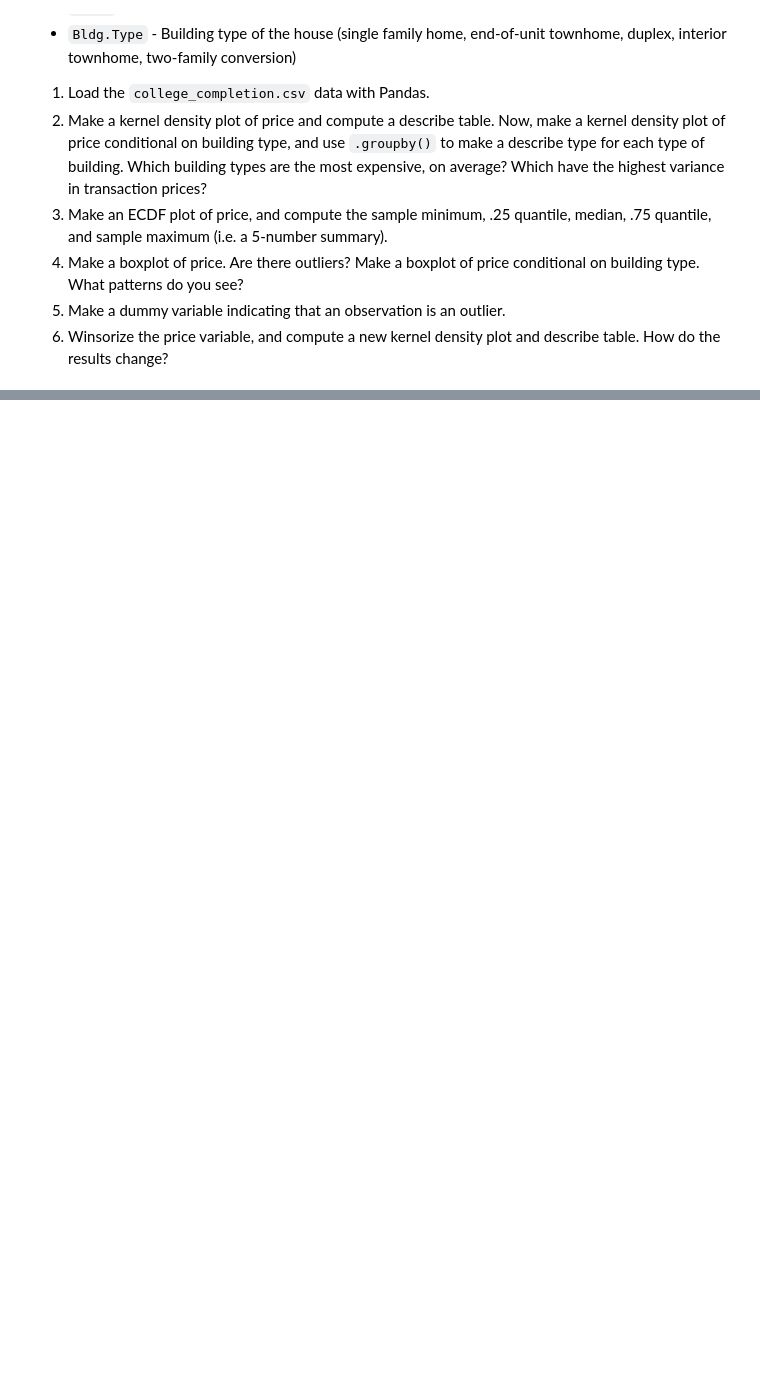
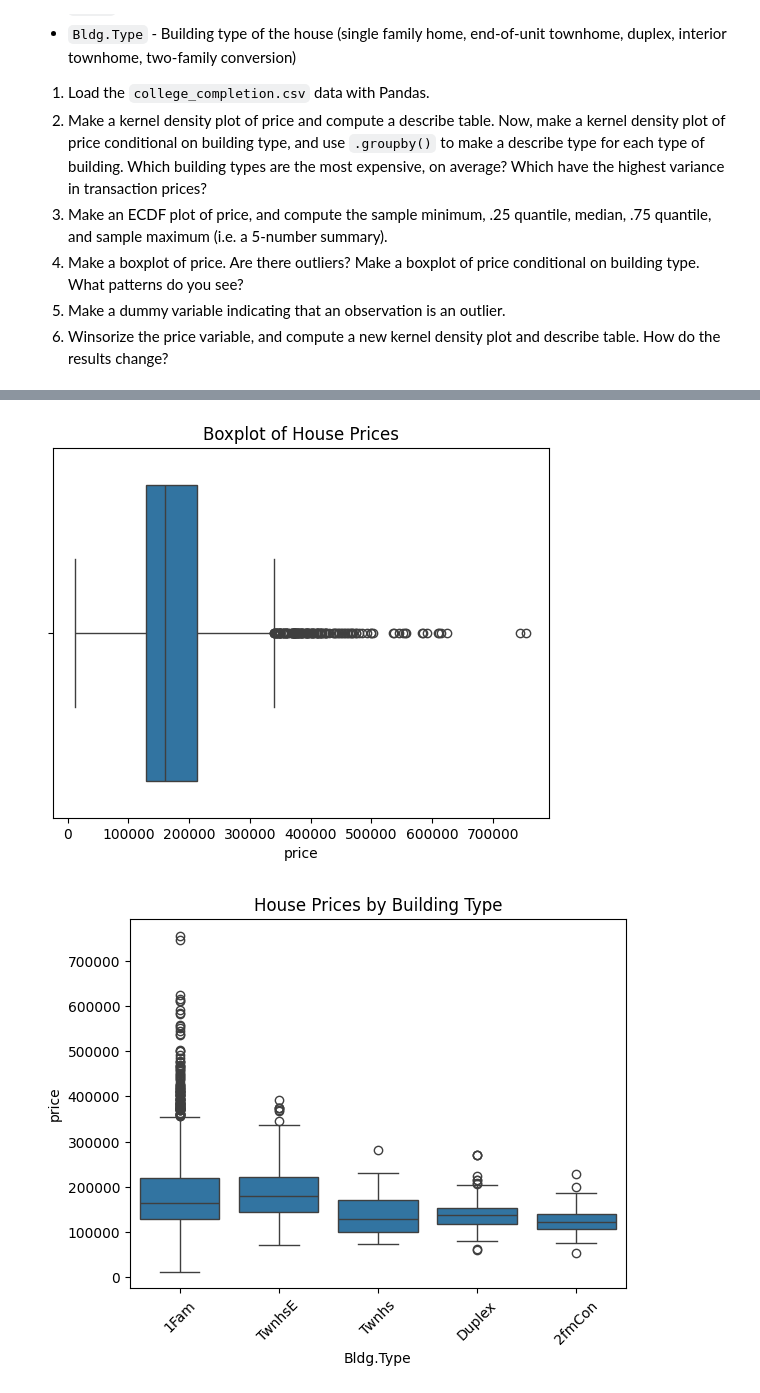
Before and after one commit to NickLarsonUVA/DS3001-programming, a Jupyter notebook: assignment/01_assignment_wrangling_and_eda.ipynb, the cells around one changed output, grey strips where cells are left out. Saved outputs shown, nothing was run; the diff lists cells and outputs as text; code cells hidden in the pictures; blank space fills up the shorter version.

```diff
--- a/assignment/01_assignment_wrangling_and_eda.ipynb
+++ b/assignment/01_assignment_wrangling_and_eda.ipynb
@@ -562,0 +632,14 @@ We'll use the `ames_prices.csv` dataset. The "relevant" variables for this quest
+# %%
+#Q7 - 4
+sns.boxplot(x=df['price'])
+plt.title("Boxplot of House Prices")
+plt.show()
+
+#boxplot conditional on the building type
+sns.boxplot(data=df, x='Bldg.Type', y='price')
+plt.xticks(rotation=45)
+plt.title("House Prices by Building Type")
+plt.show()
+# %% [output]
+[figure, added]
+[figure, added]
```
Also changed, not shown: parts of 11 cells of this notebook.
